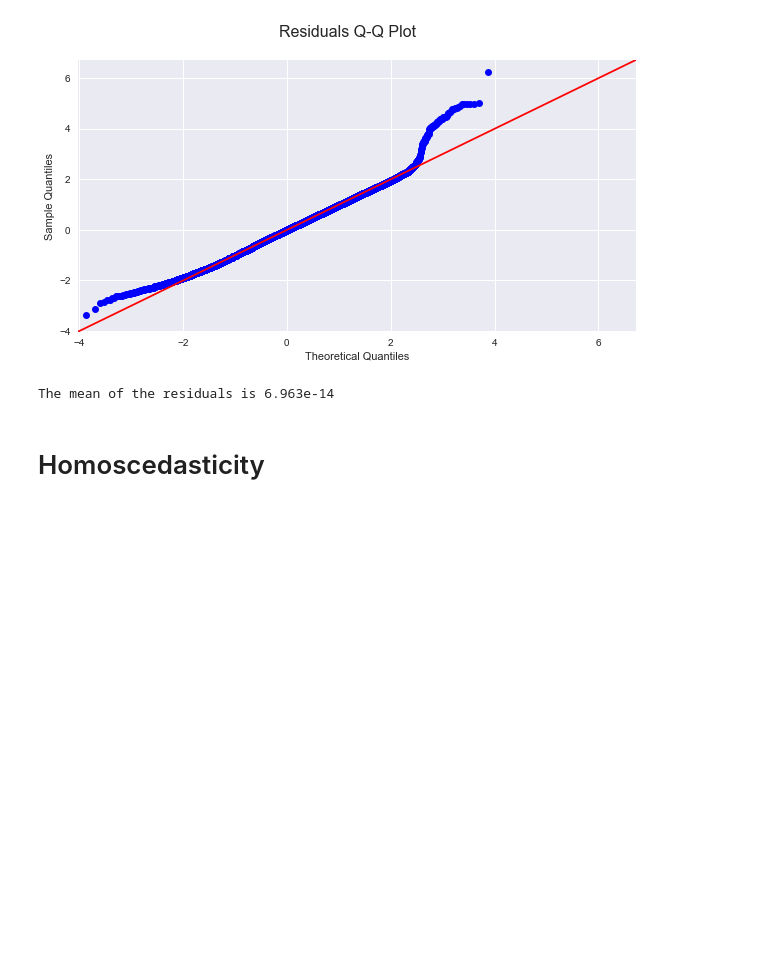
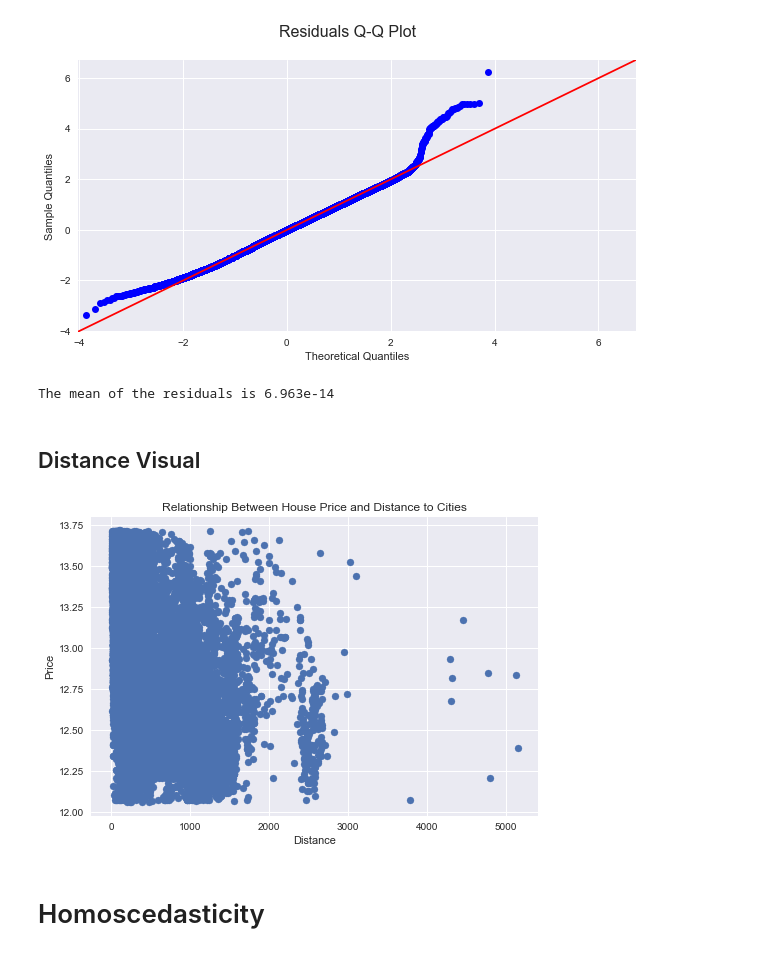
Before and after one commit to MJ-AllDay-67/Project_2_Regression, a Jupyter notebook: regression_notebook.ipynb, the cells around one changed output. Cells and saved outputs as stored; diff of their text form; code cells hidden in the pictures; blank space fills up the shorter version.

```diff
--- a/regression_notebook.ipynb
+++ b/regression_notebook.ipynb
@@ -1018,6 +1018,16 @@ mean_residuals = sum(model5.resid)/ len(model5.resid)
 print("The mean of the residuals is {:.4}".format(mean_residuals))
 # %% [output]
 The mean of the residuals is 6.963e-14
+# %% [markdown]
+## Distance Visual
+# %%
+plt.scatter(x=df['interaction_dist'], y=df['price'])
+plt.title('Relationship Between House Price and Distance to Cities')
+plt.xlabel('Distance')
+plt.ylabel('Price');
+fig.savefig('distance.png')
+# %% [output]
+[figure, added]
 # %% [markdown]
 # Homoscedasticity
 # %%
```
Also changed, not shown: parts of 7 cells of this notebook, 4 other files.
